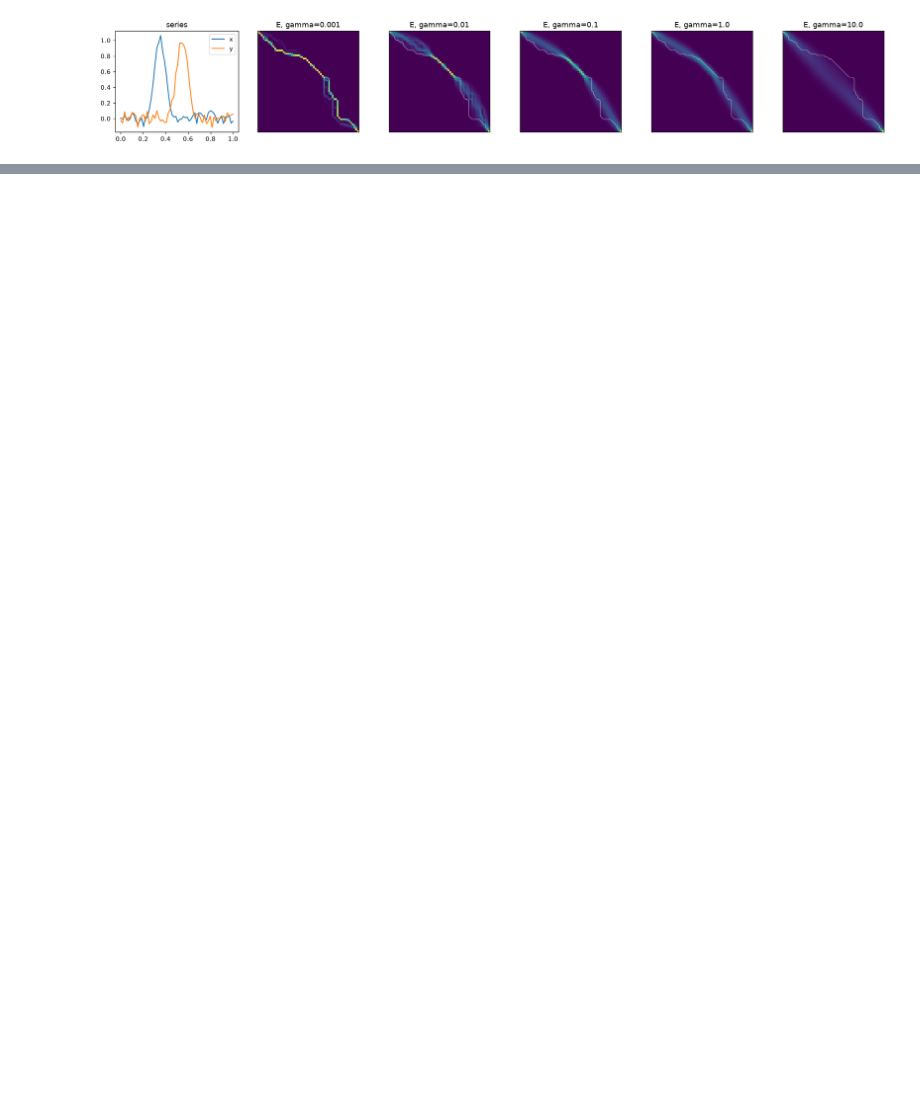
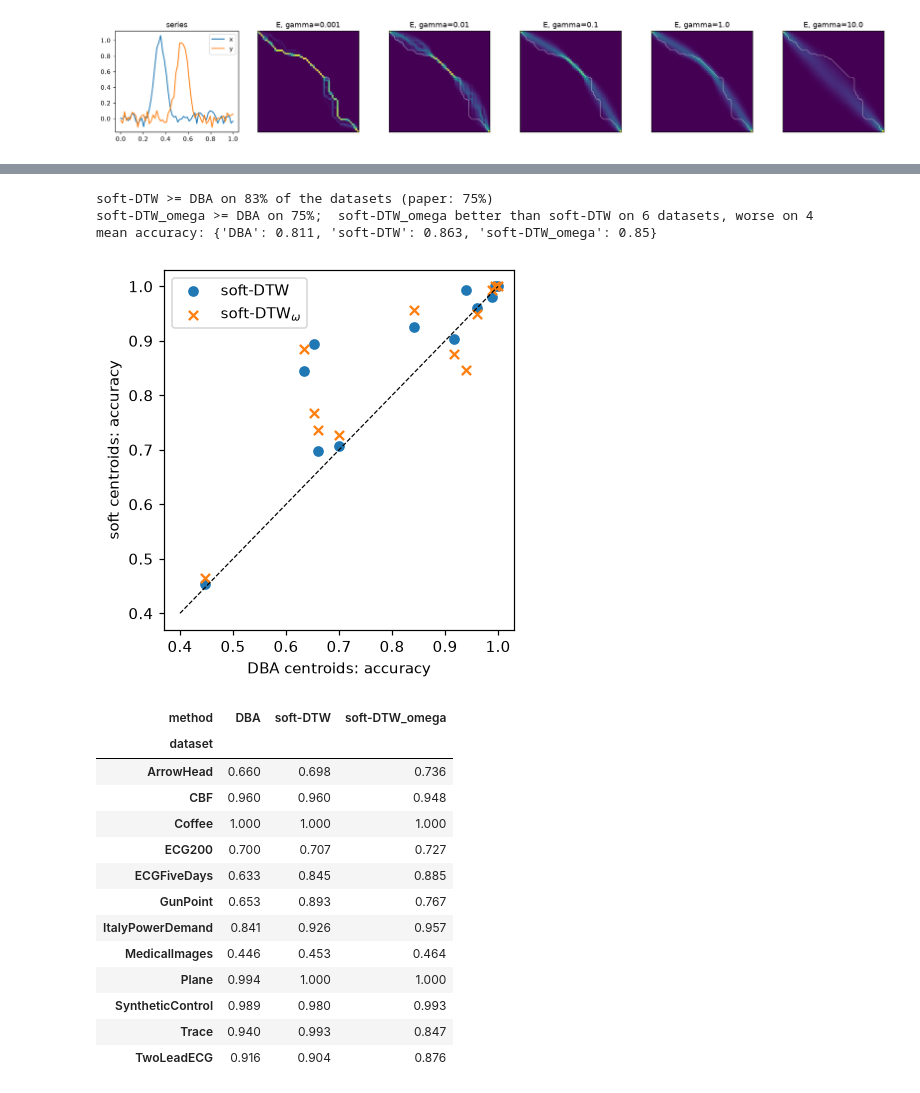
Before and after one commit to PabloAlmendralejo/MVA, a Jupyter notebook: notebook.ipynb, the cells around one changed output, grey strips where cells are left out. Drawn from its saved outputs; the diff is of its cells as text; code cells hidden in the pictures; blank space fills up the shorter version.

```diff
--- a/notebook.ipynb
+++ b/notebook.ipynb
@@ -123,0 +379,36 @@ torch autograd {16: np.float64(0.04372), 32: np.float64(0.17647), 64: np.float64
+# %%
+cl = pd.concat([pd.read_csv("results/classification.csv"), pd.read_csv("results/classification_omega.csv")])
+acc = (cl[cl.method.isin(["DBA", "soft-DTW", "soft-DTW_omega"])]
+       .groupby(["dataset", "method"]).acc.mean().unstack())
+print(f"soft-DTW >= DBA on {100 * (acc['soft-DTW'] >= acc['DBA']).mean():.0f}% of the datasets (paper: 75%)")
+print(f"soft-DTW_omega >= DBA on {100 * (acc['soft-DTW_omega'] >= acc['DBA']).mean():.0f}%;  "
+      f"soft-DTW_omega better than soft-DTW on {(acc['soft-DTW_omega'] > acc['soft-DTW']).sum()} datasets, "
+      f"worse on {(acc['soft-DTW_omega'] < acc['soft-DTW']).sum()}")
+print("mean accuracy:", acc.mean().round(3).to_dict())
+
+fig, ax = plt.subplots(figsize=(4, 4))
+ax.scatter(acc["DBA"], acc["soft-DTW"], label="soft-DTW")
+ax.scatter(acc["DBA"], acc["soft-DTW_omega"], marker="x", label="soft-DTW$_\\omega$")
+ax.plot([0.4, 1], [0.4, 1], "k--", lw=0.8)
+ax.set_xlabel("DBA centroids: accuracy"); ax.set_ylabel("soft centroids: accuracy"); ax.legend()
+plt.tight_layout(); plt.show()
+acc.round(3)
+# %% [output]
+soft-DTW >= DBA on 83% of the datasets (paper: 75%)
+soft-DTW_omega >= DBA on 75%;  soft-DTW_omega better than soft-DTW on 6 datasets, worse on 4
+mean accuracy: {'DBA': 0.811, 'soft-DTW': 0.863, 'soft-DTW_omega': 0.85}
+[figure, added]
+| method | DBA | soft-DTW | soft-DTW_omega |
+| dataset |  |  |  |
+| ArrowHead | 0.660 | 0.698 | 0.736 |
+| CBF | 0.960 | 0.960 | 0.948 |
+| Coffee | 1.000 | 1.000 | 1.000 |
+| ECG200 | 0.700 | 0.707 | 0.727 |
+| ECGFiveDays | 0.633 | 0.845 | 0.885 |
+| GunPoint | 0.653 | 0.893 | 0.767 |
+| ItalyPowerDemand | 0.841 | 0.926 | 0.957 |
+| MedicalImages | 0.446 | 0.453 | 0.464 |
+| Plane | 0.994 | 1.000 | 1.000 |
+| SyntheticControl | 0.989 | 0.980 | 0.993 |
+| Trace | 0.940 | 0.993 | 0.847 |
+| TwoLeadECG | 0.916 | 0.904 | 0.876 |
```
Also changed, not shown: parts of 35 cells of this notebook, 50 other files.
